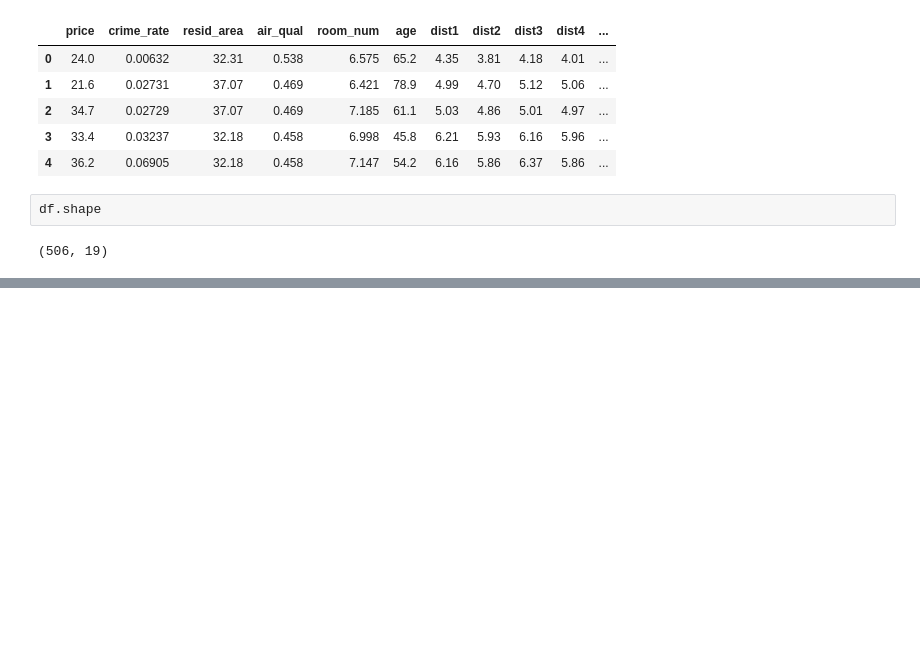
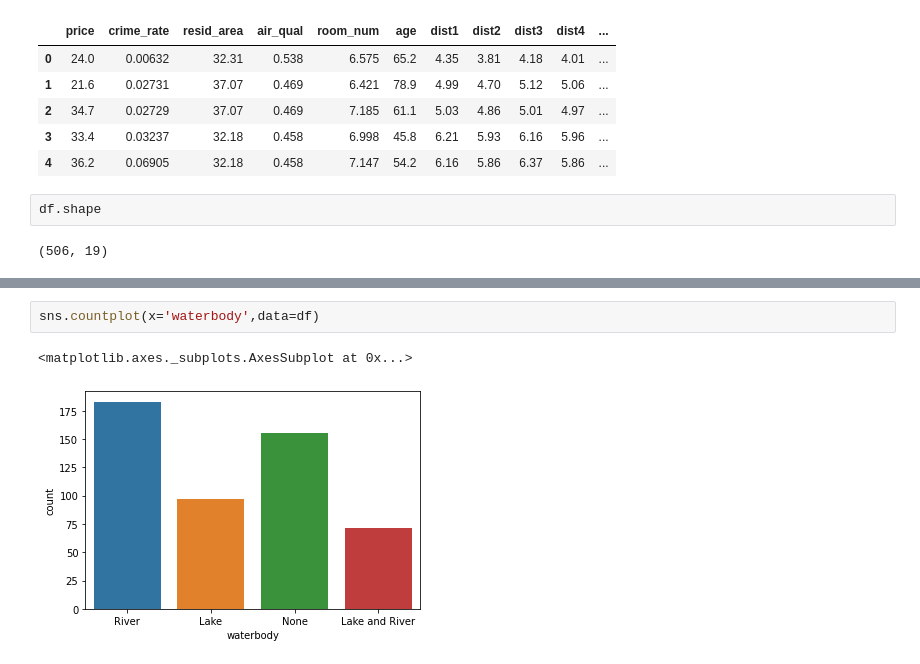
Before and after one commit to anmol0720/Linear-Regresssion, a Jupyter notebook: TensorFlow_with_GPU.ipynb, the cells around one changed output, grey strips where cells are left out. Cells and saved outputs as stored; diff of their text form; blank space fills up the shorter version.

```diff
--- a/TensorFlow_with_GPU.ipynb
+++ b/TensorFlow_with_GPU.ipynb
@@ -23,0 +60,5 @@ df.shape
+# %%
+sns.countplot(x='waterbody',data=df)
+# %% [output]
+<matplotlib.axes._subplots.AxesSubplot at 0x...>
+[figure, added]
```
Also changed, not shown: parts of 6 cells of this notebook.
